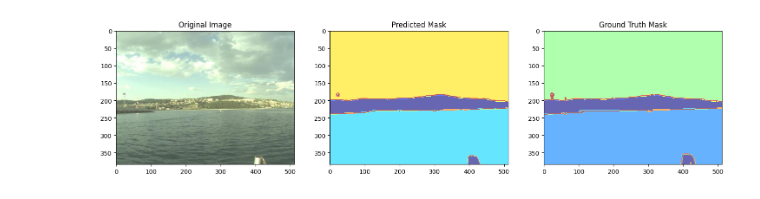
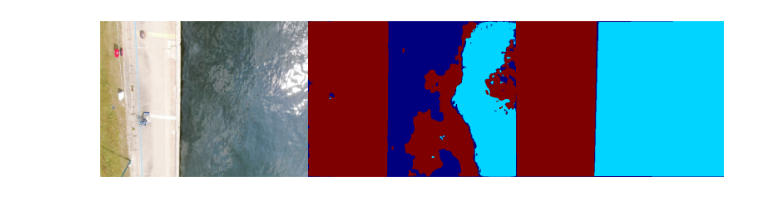
Before and after one commit to lav7n/LPTN-marine, a Jupyter notebook: src/visualise.ipynb, the cells around one changed output. Saved outputs shown, nothing was run; the diff lists cells and outputs as text; code cells hidden in the pictures.

Commit message:
Add models again

```diff
--- a/src/visualise.ipynb
+++ b/src/visualise.ipynb
@@ -6,7 +6,7 @@ import matplotlib.pyplot as plt
 from utils.model import LPTNPaper
 # %%
 model = LPTNPaper(
-nrb_low=7,
+nrb_low=6,
 nrb_high=7,
 nrb_highest=2,
 num_high=2,
@@ -17,7 +17,7 @@ num_classes=4,
 device='cpu'
 )
 
-model.load_state_dict(torch.load('/Users/lava/Documents/GitHub/LPTN-marine/LPTN-marine/best_model.pth', map_location=torch.device('cpu')))
+model.load_state_dict(torch.load('/Users/lava/Documents/Code/LPTN-marine/Ablation/best_Oil_6_7_2.pth', map_location=torch.device('cpu')))
 model.eval()
 # %% [output]
 LPTNPaper(
@@ -87,63 +40,65 @@ visualize_prediction(image_path, model)
 # %%
 import torch
 import matplotlib.pyplot as plt
 from PIL import Image
 import torchvision.transforms as transforms
 import numpy as np
+import cv2
 
 def preprocess_image(image_path):
     image = Image.open(image_path).convert('RGB')
     transform = transforms.Compose([
-        transforms.Resize((384, 512)),  # Resize to match your model input size
+        transforms.Resize((384, 512)),
         transforms.ToTensor(),
-        transforms.Normalize(mean=[0.485, 0.456, 0.406], std=[0.229, 0.224, 0.225])
+        transforms.Normalize(mean=[0.485, 0.456, 0.406],
+                             std=[0.229, 0.224, 0.225])
     ])
-    image = transform(image).unsqueeze(0)  # Add batch dimension
-    return image
+    return transform(image).unsqueeze(0)
 
-# Function to visualize prediction along with the mask
-def visualize_prediction(image_path, mask_path, model):
-    # Preprocess the image
+def load_mask(mask_path, oil=False):
+    if oil:
+        scaled_rgb_to_class = {
+            (0, 0, 0): 0,         # Background
+            (255, 0, 124): 1,     # Oil
+            (51, 221, 255): 2,    # Water
+            (255, 204, 51): 3     # Others
+        }
+        mask = cv2.imread(mask_path)
+        mask = cv2.cvtColor(mask, cv2.COLOR_BGR2RGB)
+        mask = cv2.resize(mask, (512, 384))
+        label_mask = np.zeros((384, 512), dtype=np.uint8)
+        for rgb, cls in scaled_rgb_to_class.items():
+            label_mask[(mask == rgb).all(axis=2)] = cls
+        return label_mask
+    else:
+        mask = Image.open(mask_path).resize((512, 384), Image.NEAREST)
+        return np.array(mask)
+
+def visualize_prediction(image_path, mask_path, model, oil=False):
     image = preprocess_image(image_path)
 
-    # Get the prediction
     with torch.no_grad():
         output = model(image)
-        # Convert logits to predicted class
-        prediction = torch.argmax(output, dim=1).squeeze(0)  # Remove batch dimension
+        prediction = torch.argmax(output, dim=1).squeeze(0).cpu().numpy()
 
-    # Convert the prediction to a numpy array
-    prediction = prediction.cpu().numpy()
+    original_image = Image.open(image_path).resize((512, 384))
+    mask_image = load_mask(mask_path, oil=oil)
 
-    # Load the original and mask images
-    original_image = Image.open(image_path)
-    mask_image = Image.open(mask_path)
+    fig, axes = plt.subplots(1, 3, figsize=(15, 5))
+    for ax in axes:
+        ax.axis('off')
 
-    # Display the original image, predicted mask, and ground truth mask
-    plt.figure(figsize=(18, 6))
+    axes[0].imshow(original_image)
+    axes[1].imshow(prediction, cmap='jet')
+    axes[2].imshow(mask_image, cmap='jet')
 
-    # Original Image
-    plt.subplot(1, 3, 1)
-    plt.imshow(original_image)
-    plt.title('Original Image')
-
-    # Predicted Mask
-    plt.subplot(1, 3, 2)
-    plt.imshow(prediction, cmap='jet', alpha=0.6)
-    plt.title('Predicted Mask')
-
-    # Ground Truth Mask
-    plt.subplot(1, 3, 3)
-    plt.imshow(mask_image, cmap='jet', alpha=0.6)
-    plt.title('Ground Truth Mask')
-
+    plt.subplots_adjust(wspace=0, hspace=0, left=0, right=1, top=1, bottom=0)
+    plt.margins(0, 0)
     plt.show()
 
-# Path to the image and mask you want to visualize
-image_path = '/Users/lava/Documents/Datasets/LPTN Flood/MaSTr1325_images_512x384/0560.jpg'  # Replace with your image path
-mask_path = '/Users/lava/Documents/Datasets/LPTN Flood/MaSTr1325_masks_512x384/0560m.png'  # Replace with your mask path
-
-# Visualize the prediction along with the ground truth mask
-visualize_prediction(image_path, mask_path, model)
+# Example usage:
+image_path = '/Users/lava/Downloads/test/images/Oil (354).jpg'
+mask_path = '/Users/lava/Downloads/test/masks/Oil (354).png'
+visualize_prediction(image_path, mask_path, model, oil=True)
 # %% [output]
-[figure, old version]
+[figure, new version]
```
Also changed, not shown: parts of 5 cells of this notebook, 1 other file.
